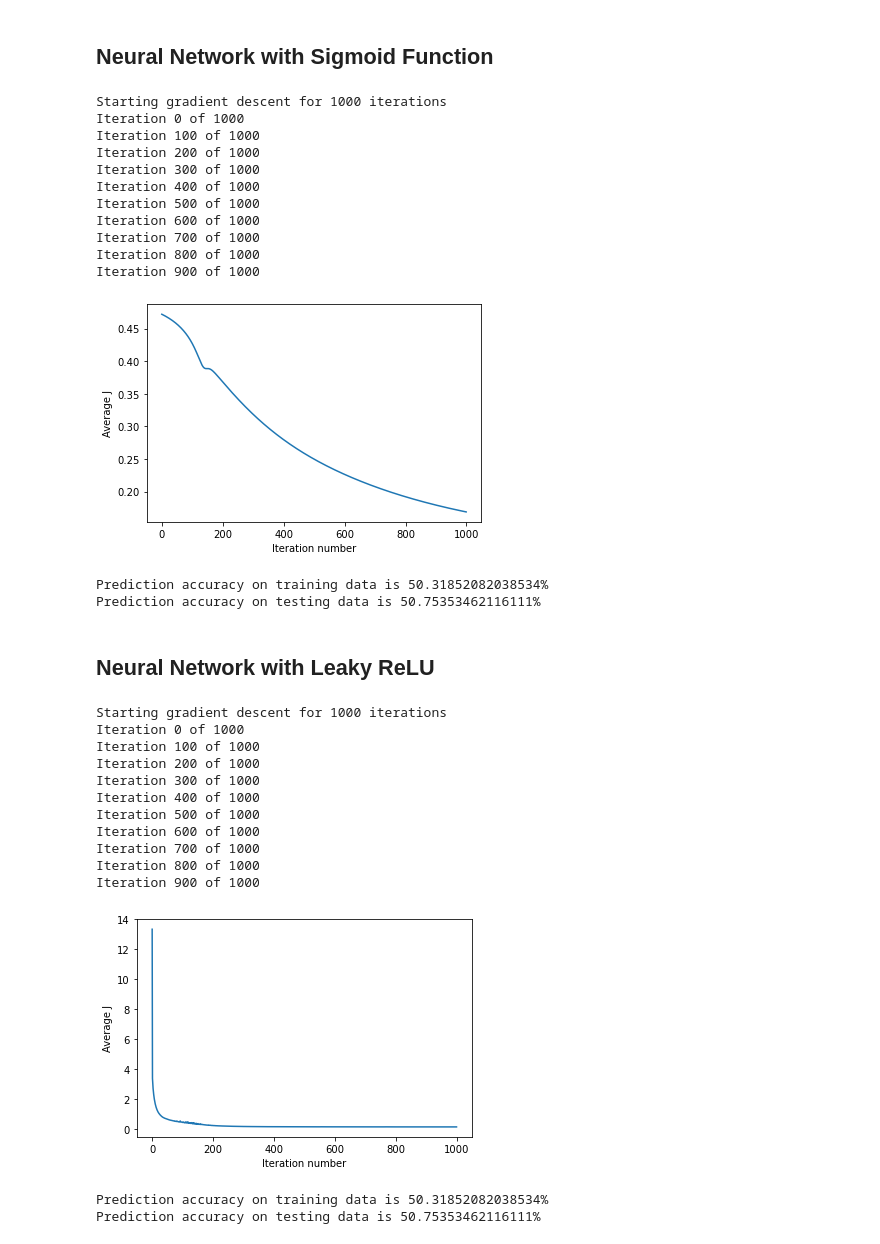
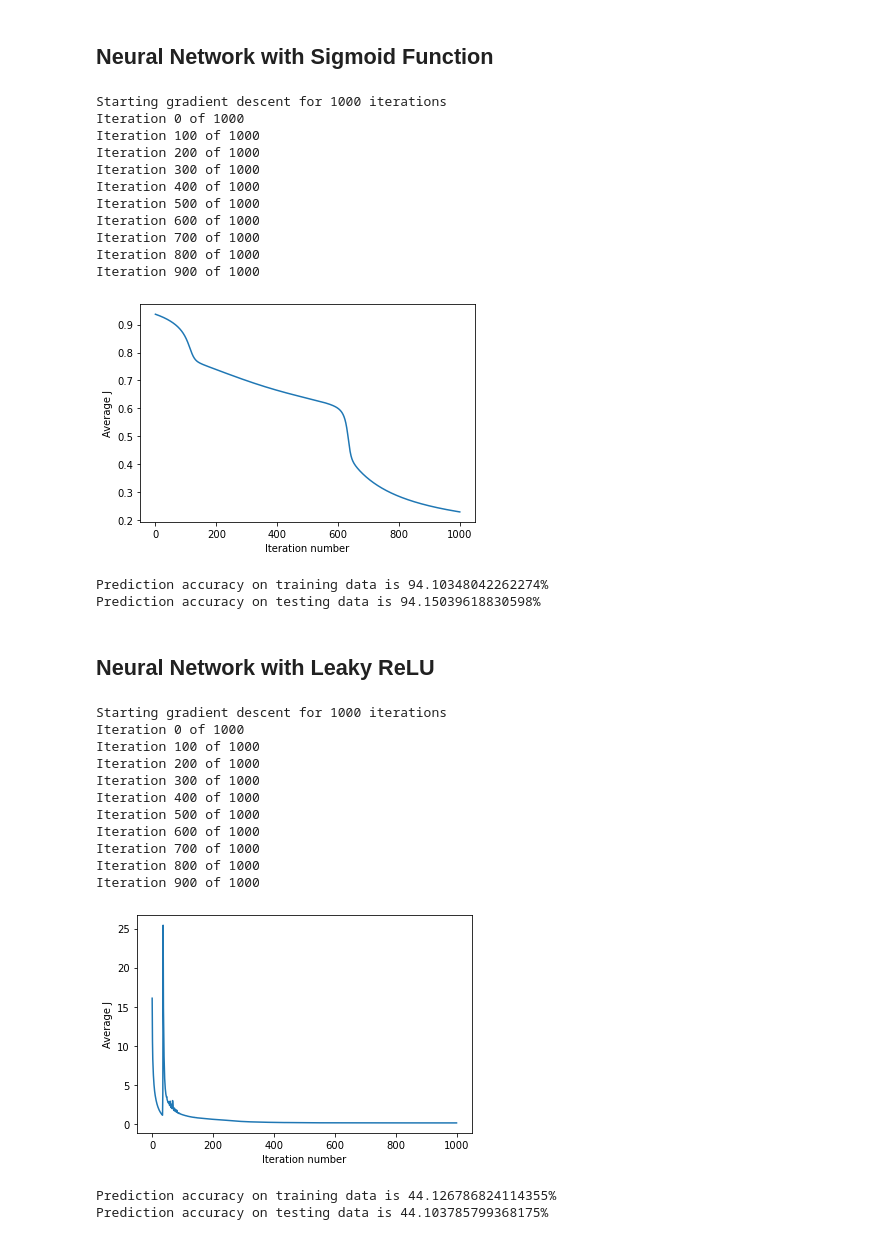
Before and after one commit to linamanda/LoLResultPrediction, a Jupyter notebook: Neural Network ML hw.ipynb, the cells around one changed output. Saved outputs shown, nothing was run; the diff lists cells and outputs as text; code cells hidden in the pictures.

```diff
--- a/Neural Network ML hw.ipynb
+++ b/Neural Network ML hw.ipynb
@@ -54,3 +54,18 @@ array([ 0.22780135,  1.01611295, -0.83013151, -0.45628079,  0.08734089,
 #Splitting training/testing data 75/25.
 # %%
 X_train, X_test, y_train, y_test = train_test_split(lol_X_scale, lol_Y, test_size = 0.75, train_size = 0.25)
+# %%
+# Setting up the output layer
+def convert_y_to_vect(y):
+    y_vect = np.zeros((len(y), 2))
+    for i in range(len(y)):
+        y_vect[i, y[i]] = 1
+    return y_vect
+
+# Convert digits to vectors
+y_v_train = convert_y_to_vect(y_train)
+y_v_test = convert_y_to_vect(y_test)
+
+# Check
+print(y_train[0:10])
+print(y_v_train[0:10])
@@ -168,38 +206,38 @@ def predict_y(W, b, X, n_layers):
 # %%
 #Running the neural network, plotting result and displaying accuracy.
 # %%
-nn_structure = [17, 15, 1]
+nn_structure = [17, 15, 2]
 
 # train the NN
-W, b, avg_cost_func = train_nn(nn_structure, X_train, y_train, 1000)
+W, b, avg_cost_func = train_nn(nn_structure, X_train, y_v_train, 1000)
 
 # plot the avg_cost_func
 plt.plot(avg_cost_func)
 plt.ylabel('Average J')
 plt.xlabel('Iteration number')
 plt.show()
 
 # get the prediction accuracy and print
 y_pred = predict_y(W, b, X_train, 3)
 print('Prediction accuracy on training data is {}%'.format(accuracy_score(y_train, y_pred) * 100))
 
 y_pred = predict_y(W, b, X_test, 3)
 print('Prediction accuracy on testing data is {}%'.format(accuracy_score(y_test, y_pred) * 100))
 # %% [output]
 Starting gradient descent for 1000 iterations
 Iteration 0 of 1000
 Iteration 100 of 1000
 Iteration 200 of 1000
 Iteration 300 of 1000
 Iteration 400 of 1000
 Iteration 500 of 1000
 Iteration 600 of 1000
 Iteration 700 of 1000
 Iteration 800 of 1000
 Iteration 900 of 1000
-[figure, old version]
+[figure, new version]
-Prediction accuracy on training data is 50.31852082038534%
-Prediction accuracy on testing data is 50.75353462116111%
+Prediction accuracy on training data is 94.10348042262274%
+Prediction accuracy on testing data is 94.15039618830598%
 # %% [markdown]
 ## Neural Network with Leaky ReLU
 # %%
@@ -221,7 +259,7 @@ def f_deriv(z):
 
 # Running neural network, plotting cost, and displaying accuracy
 
-nn_structure_lr = [17, 15, 1]
+nn_structure_lr = [17, 15, 2]
 
 # train the NN
 W_lr, b_lr, avg_cost_func_lr = train_nn(nn_structure_lr, X_train, y_train, 1000)
@@ -250,6 +288,6 @@ Iteration 600 of 1000
 Iteration 700 of 1000
 Iteration 800 of 1000
 Iteration 900 of 1000
-[figure, old version]
+[figure, new version]
-Prediction accuracy on training data is 50.31852082038534%
-Prediction accuracy on testing data is 50.75353462116111%
+Prediction accuracy on training data is 44.126786824114355%
+Prediction accuracy on testing data is 44.103785799368175%
```
Also changed, not shown: parts of 6 cells of this notebook.
